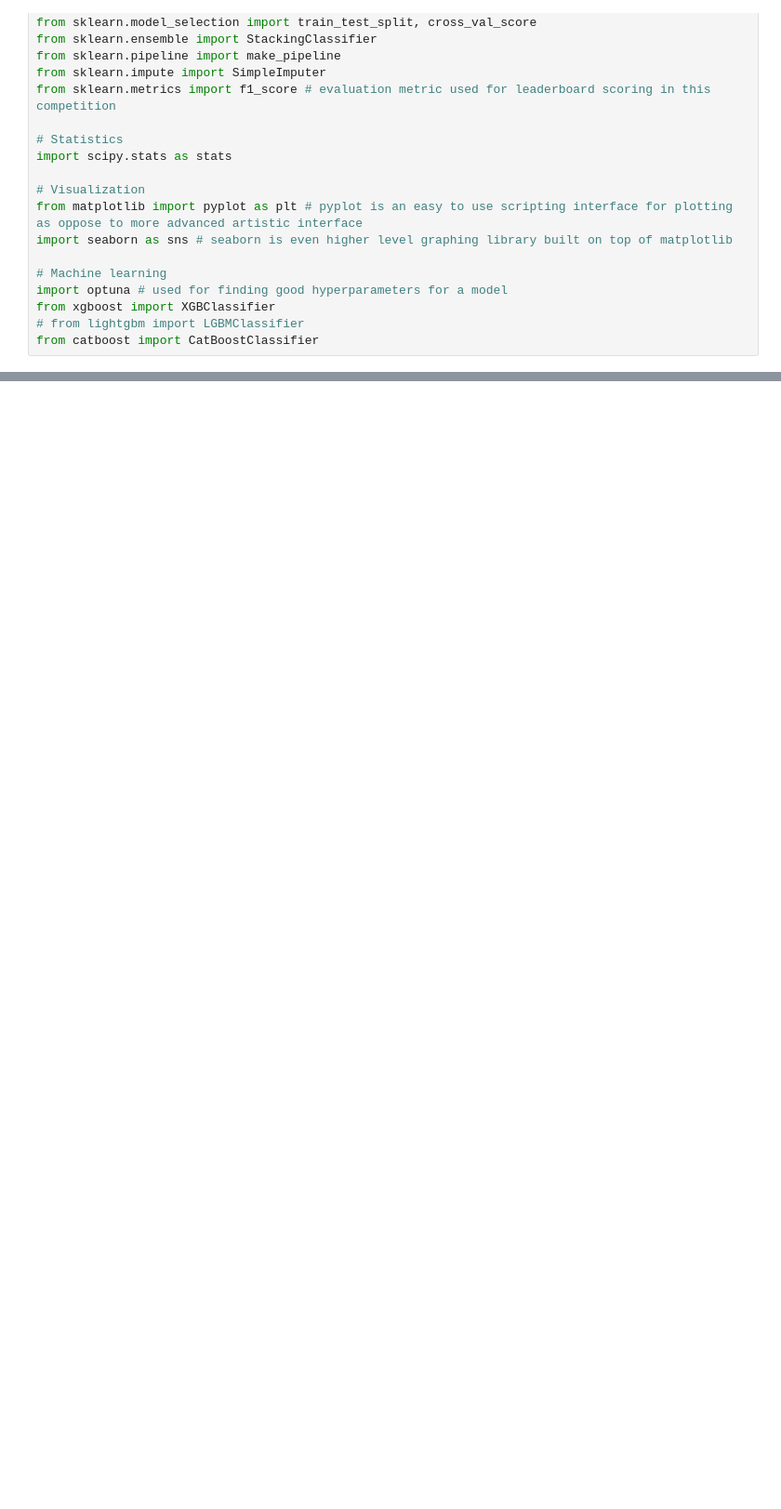
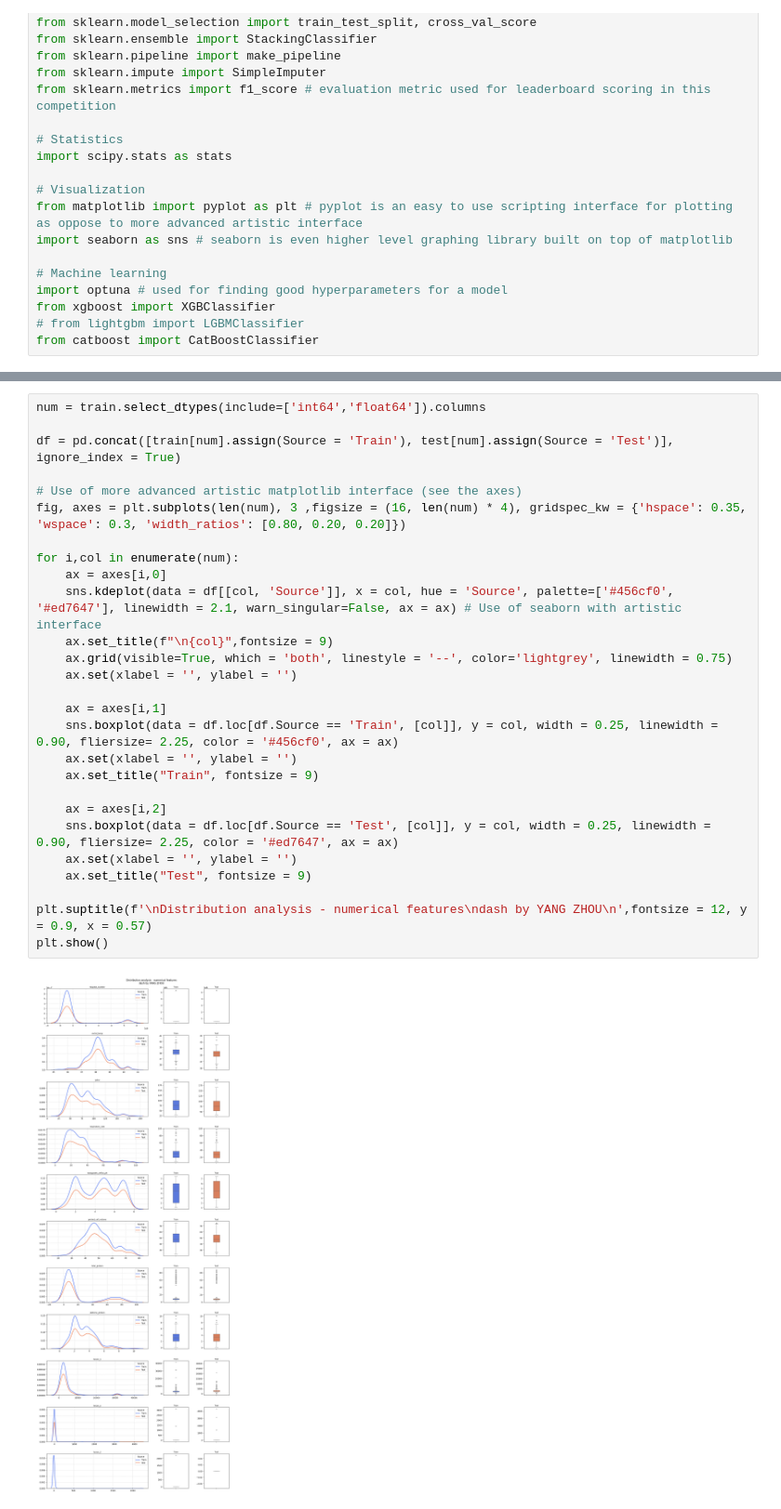
Before and after one commit to ValereDemelier/Kaggle-Fall-2023, a Jupyter notebook: S3E22-Horse-Outcomes/ML_Horse_Outcomes.ipynb, the cells around one changed output, grey strips where cells are left out. Shown at 93% size. Drawn from its saved outputs; the diff is of its cells as text; blank space fills up the shorter version.

```diff
--- a/S3E22-Horse-Outcomes/ML_Horse_Outcomes.ipynb
+++ b/S3E22-Horse-Outcomes/ML_Horse_Outcomes.ipynb
@@ -30,0 +80,29 @@ FileNotFoundError: [Errno 2] No such file or directory: 'train.csv'
+# %%
+num = train.select_dtypes(include=['int64','float64']).columns
+
+df = pd.concat([train[num].assign(Source = 'Train'), test[num].assign(Source = 'Test')], ignore_index = True)
+
+# Use of more advanced artistic matplotlib interface (see the axes)
+fig, axes = plt.subplots(len(num), 3 ,figsize = (16, len(num) * 4), gridspec_kw = {'hspace': 0.35, 'wspace': 0.3, 'width_ratios': [0.80, 0.20, 0.20]})
+
+for i,col in enumerate(num):
+    ax = axes[i,0]
+    sns.kdeplot(data = df[[col, 'Source']], x = col, hue = 'Source', palette=['#456cf0', '#ed7647'], linewidth = 2.1, warn_singular=False, ax = ax) # Use of seaborn with artistic interface
+    ax.set_title(f"\n{col}",fontsize = 9)
+    ax.grid(visible=True, which = 'both', linestyle = '--', color='lightgrey', linewidth = 0.75)
+    ax.set(xlabel = '', ylabel = '')
+
+    ax = axes[i,1]
+    sns.boxplot(data = df.loc[df.Source == 'Train', [col]], y = col, width = 0.25, linewidth = 0.90, fliersize= 2.25, color = '#456cf0', ax = ax)
+    ax.set(xlabel = '', ylabel = '')
+    ax.set_title("Train", fontsize = 9)
+
+    ax = axes[i,2]
+    sns.boxplot(data = df.loc[df.Source == 'Test', [col]], y = col, width = 0.25, linewidth = 0.90, fliersize= 2.25, color = '#ed7647', ax = ax)
+    ax.set(xlabel = '', ylabel = '')
+    ax.set_title("Test", fontsize = 9)
+
+plt.suptitle(f'\nDistribution analysis - numerical features\ndash by YANG ZHOU\n',fontsize = 12, y = 0.9, x = 0.57)
+plt.show()
+# %% [output]
+[figure, added]
```
Also changed, not shown: parts of 25 cells of this notebook.
